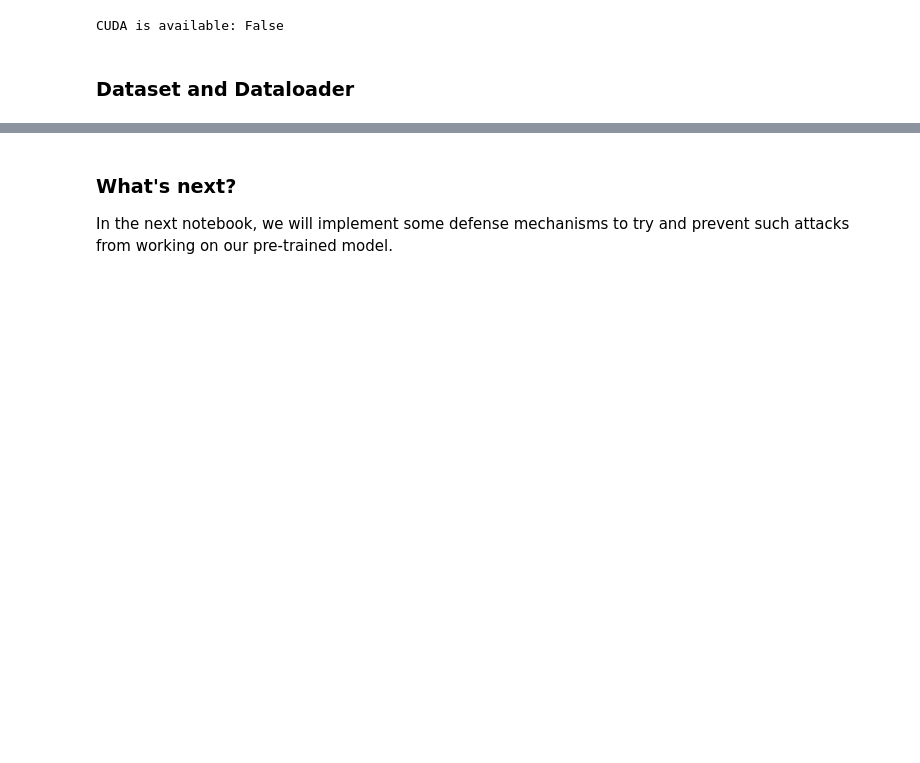
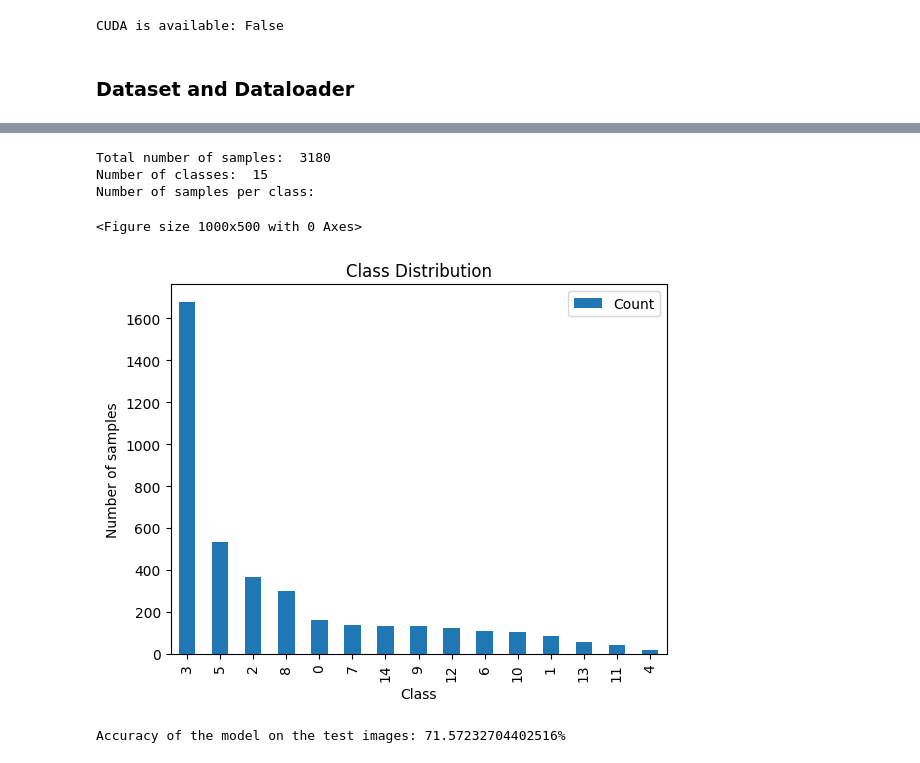
Before and after one commit to TsukiSky/multi-targeted-ifgsm-on-image-classification, a Jupyter notebook: experiment/attack/itfgsm/ProfsCode.ipynb, the cells around one changed output, grey strips where cells are left out. Saved outputs shown, nothing was run; the diff lists cells and outputs as text; code cells hidden in the pictures; blank space fills up the shorter version.

Commit message:
Successfully train the model with accuracy

```diff
--- a/experiment/attack/itfgsm/ProfsCode.ipynb
+++ b/experiment/attack/itfgsm/ProfsCode.ipynb
@@ -588,4 +248,76 @@ As in previous notebooks.
-# %% [markdown]
-### What's next?
-
-In the next notebook, we will implement some defense mechanisms to try and prevent such attacks from working on our pre-trained model.
+# %%
+import os
+
+
+from dataset import ChestXrayDataset
+import matplotlib.pyplot as plt
+
+testdata = ChestXrayDataset()
+
+# number of samples
+print("Total number of samples: ", len(testdata))
+# number of classes
+print("Number of classes: ",len(testdata.get_labels()))
+# number of samples per class
+print("Number of samples per class:")
+testdata.get_class_distribution()
+plt.figure(figsize=(10, 5))
+testdata.get_class_distribution().plot(kind='bar')
+plt.title('Class Distribution')
+plt.xlabel('Class')
+plt.ylabel('Number of samples')
+plt.show()
+# %% [output]
+Total number of samples:  3180
+Number of classes:  15
+Number of samples per class:
+<Figure size 1000x500 with 0 Axes>
+[figure, added]
+# %%
+# Ensure the SimpleCNN class is defined in this scope
+model = SimpleCNN(num_classes=15)
+
+
+model_path = "chest_xray_simpleCNN.pth"
+model.load_state_dict(torch.load(model_path, map_location=torch.device('cuda:0' if torch.cuda.is_available() else 'cpu')))
+model.to(device)
+model.eval()  # Set the model to evaluation mode
+
+
+from torchvision import transforms
+
+
+transform = transforms.Compose([
+    transforms.Resize((224, 224)),  # Resize images to a common size
+    transforms.Grayscale(num_output_channels=1),  # Convert images to grayscale
+    transforms.ToTensor(),
+    transforms.Normalize((0.5,), (0.5,)),  # Adjust for grayscale images
+])
+
+
+test_dataset = ChestXrayDataset(transform=transform)
+test_loader = DataLoader(test_dataset, batch_size=64, shuffle=True)
+
+
+from torchvision.datasets import ImageFolder
+from torch.utils.data import DataLoader
+
+
+model.eval()  # Set the model to evaluation mode
+total = 0
+correct = 0
+with torch.no_grad():  # No gradients needed
+    for inputs, labels in test_loader:
+        inputs, labels = inputs.to(device), labels.to(device)
+
+        # Convert one-hot encoded labels to class indices if necessary
+        _, labels_indices = labels.max(dim=1)
+
+        outputs = model(inputs)
+        _, predicted = torch.max(outputs, 1)
+        total += labels_indices.size(0)
+        correct += (predicted == labels_indices).sum().item()
+
+print(f'Accuracy of the model on the test images: {100 * correct / total}%')
+# %% [output]
+Accuracy of the model on the test images: 71.57232704402516%
```
Also changed, not shown: parts of 18 cells of this notebook.
